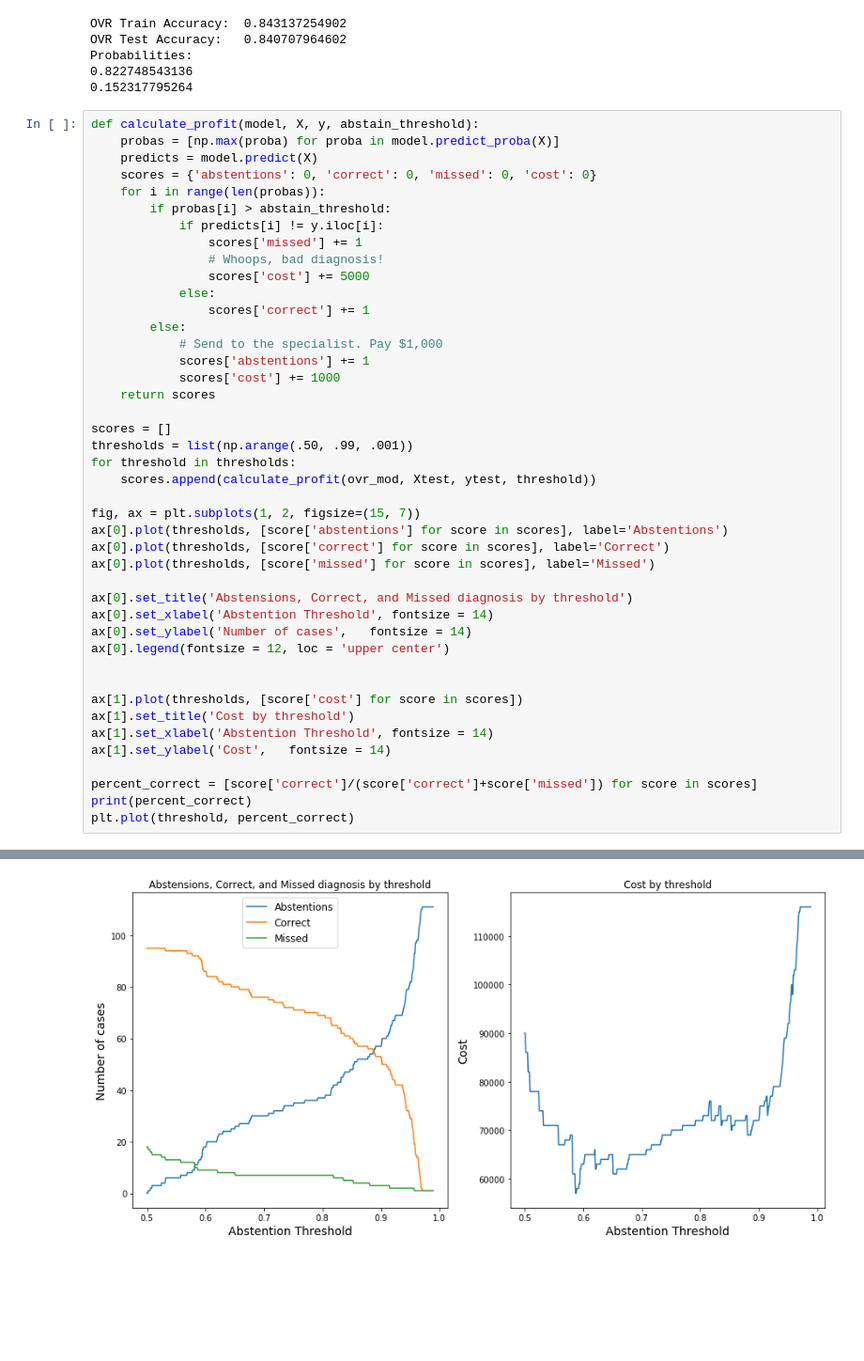
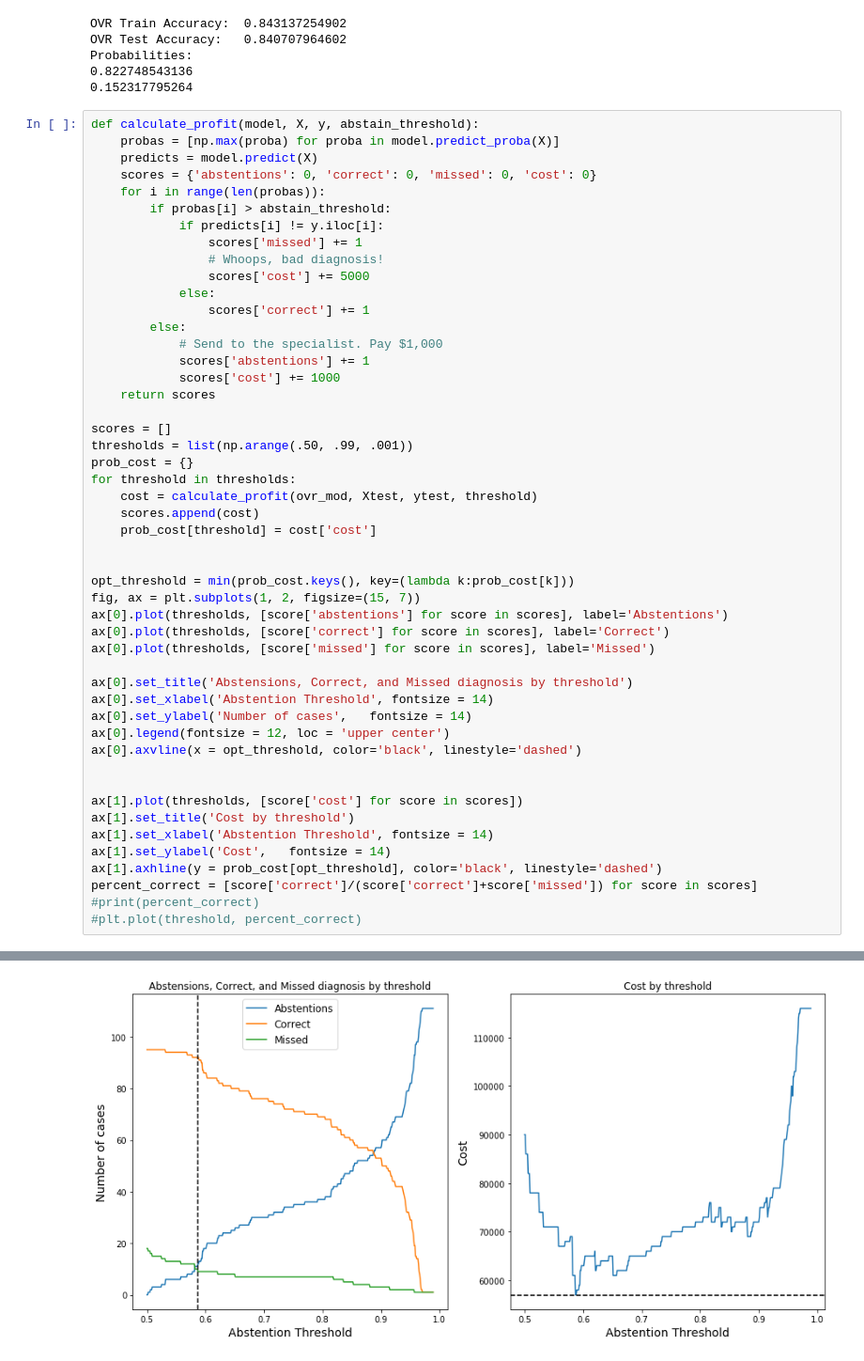
Before and after one commit to REMitchell/CSCIE109A, a Jupyter notebook: hw7/cs109_hw7.ipynb, the cells around one changed output, grey strips where cells are left out. Shown at 94% size. Saved outputs shown, nothing was run; the diff lists cells and outputs as text; blank space fills up the shorter version.

```diff
--- a/hw7/cs109_hw7.ipynb
+++ b/hw7/cs109_hw7.ipynb
@@ -620,9 +620,14 @@ def calculate_profit(model, X, y, abstain_threshold):
 
 scores = []
 thresholds = list(np.arange(.50, .99, .001))
+prob_cost = {}
 for threshold in thresholds:
-    scores.append(calculate_profit(ovr_mod, Xtest, ytest, threshold))
+    cost = calculate_profit(ovr_mod, Xtest, ytest, threshold)
+    scores.append(cost)
+    prob_cost[threshold] = cost['cost']
 
+
+opt_threshold = min(prob_cost.keys(), key=(lambda k:prob_cost[k]))
 fig, ax = plt.subplots(1, 2, figsize=(15, 7))
 ax[0].plot(thresholds, [score['abstentions'] for score in scores], label='Abstentions')
 ax[0].plot(thresholds, [score['correct'] for score in scores], label='Correct')
@@ -632,14 +637,15 @@ ax[0].set_title('Abstensions, Correct, and Missed diagnosis by threshold')
 ax[0].set_xlabel('Abstention Threshold', fontsize = 14)
 ax[0].set_ylabel('Number of cases',   fontsize = 14)
 ax[0].legend(fontsize = 12, loc = 'upper center')
+ax[0].axvline(x = opt_threshold, color='black', linestyle='dashed')
 
 
 ax[1].plot(thresholds, [score['cost'] for score in scores])
 ax[1].set_title('Cost by threshold')
 ax[1].set_xlabel('Abstention Threshold', fontsize = 14)
 ax[1].set_ylabel('Cost',   fontsize = 14)
-
+ax[1].axhline(y = prob_cost[opt_threshold], color='black', linestyle='dashed')
 percent_correct = [score['correct']/(score['correct']+score['missed']) for score in scores]
-print(percent_correct)
-plt.plot(threshold, percent_correct)
+#print(percent_correct)
+#plt.plot(threshold, percent_correct)
 # %% [output]
@@ -648 +652 @@ ValueError: x and y must have same first dimension, but have shapes (1,) and (49
-[figure, old version]
+[figure, new version]
```
Also changed, not shown: parts of 11 cells of this notebook.
